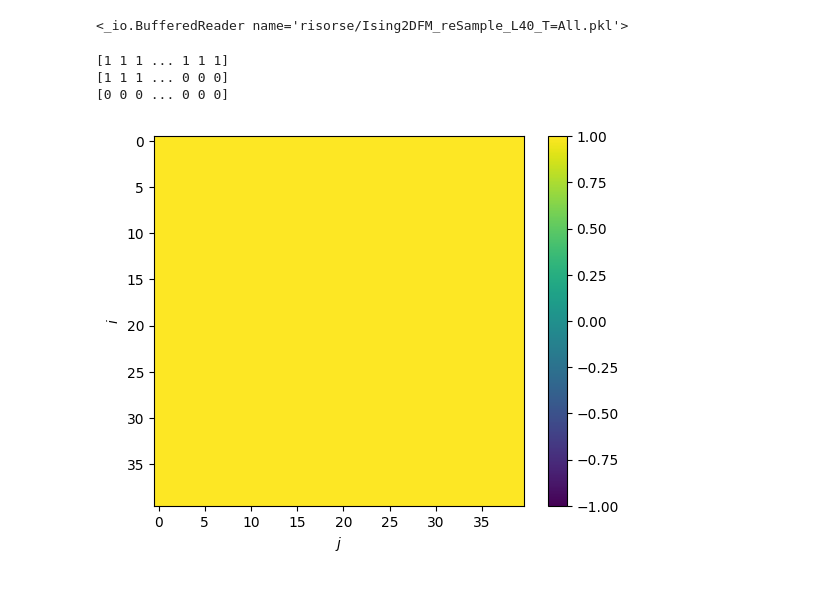
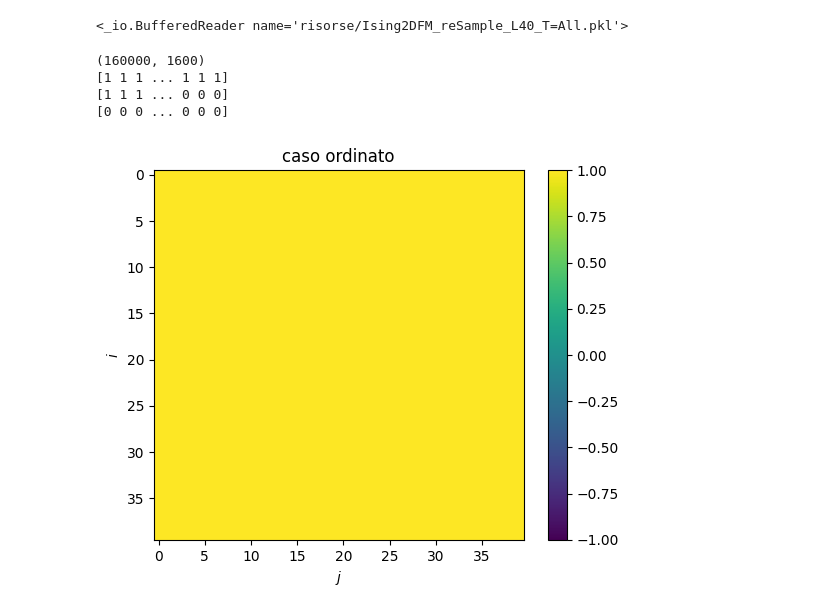
Before and after one commit to LazyLagrangian/data_science, a Jupyter notebook: lab4/esercizio1.ipynb, the cells around one changed output. Cells and saved outputs as stored; diff of their text form; code cells hidden in the pictures.

```diff
--- a/lab4/esercizio1.ipynb
+++ b/lab4/esercizio1.ipynb
@@ -34,21 +34,24 @@ Xd = data[100000:]
 yo = labels[:70000]
 yc = labels[70001:100000]
 yd = labels[100000:]
+print(data.shape)
 print(yo)
 print(yc)
 print(yd)
 # %% [output]
+(160000, 1600)
 [1 1 1 ... 1 1 1]
 [1 1 1 ... 0 0 0]
 [0 0 0 ... 0 0 0]
 # %%
 plt.imshow(np.array(Xo[1000]).reshape(40, 40), vmin = -1., vmax = 1)
 plt.colorbar()
 plt.xlabel(r"$j$")
 plt.ylabel(r"$i$")
+plt.title("caso ordinato")
 plt.savefig("relazione/immagini/ex_ord.png", dpi = 800)
 # %% [output]
-[figure, old version]
+[figure, new version]
 # %%
 plt.imshow(np.array(Xc[1000]).reshape(40, 40), vmin = -1., vmax = 1)
 plt.colorbar()
```
Also changed, not shown: parts of 11 cells of this notebook, 7 other files.
